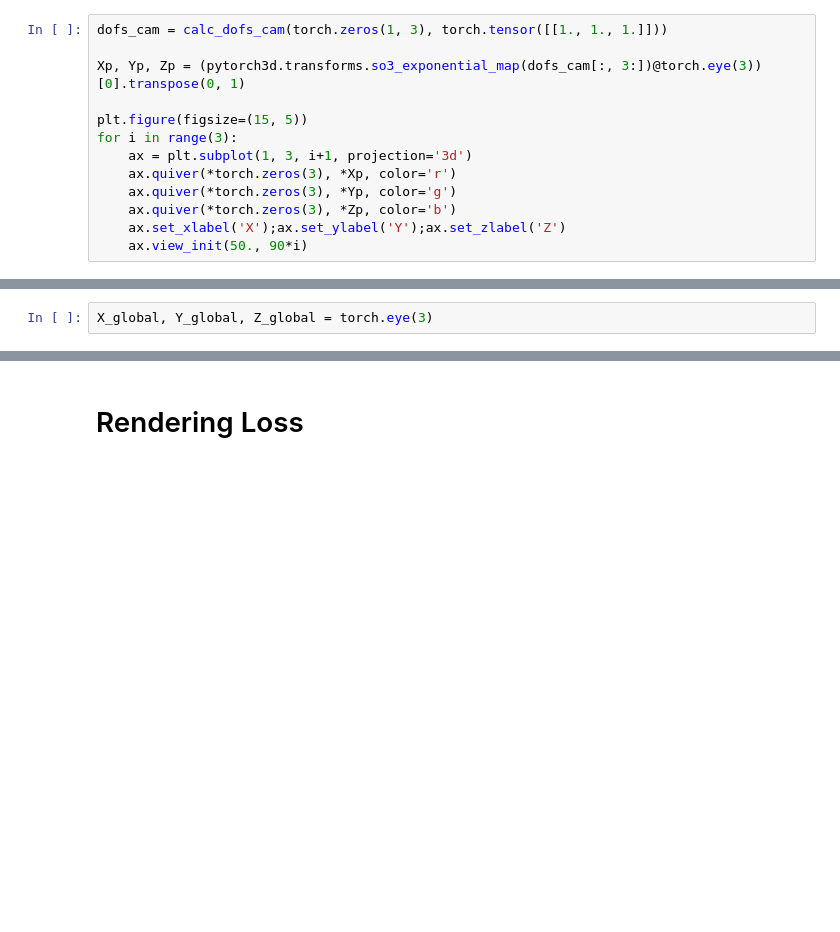
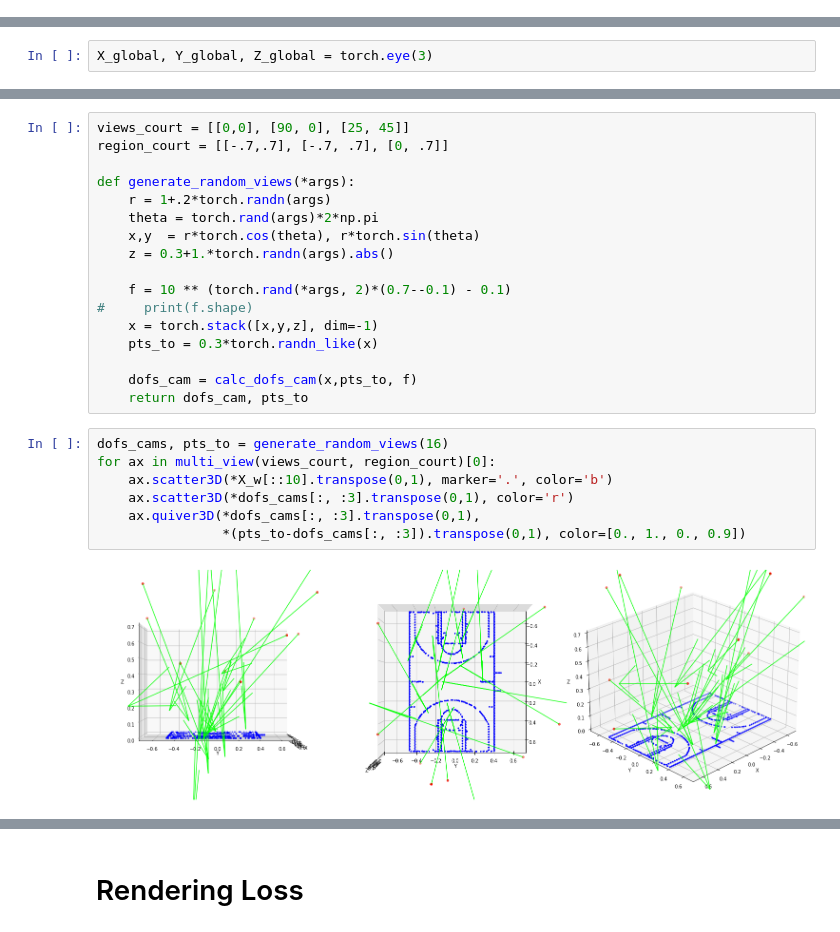
Before and after one commit to akarshkumar0101/nba-3d-ee-371q, a Jupyter notebook: rendering.ipynb, the cells around one changed output, grey strips where cells are left out. Drawn from its saved outputs; the diff is of its cells as text; blank space fills up the shorter version.

```diff
--- a/rendering.ipynb
+++ b/rendering.ipynb
@@ -243,13 +188,0 @@ def calc_dofs_cam(cam_position, cam_points_to):
-# %%
-dofs_cam = calc_dofs_cam(torch.zeros(1, 3), torch.tensor([[1., 1., 1.]]))
-
-Xp, Yp, Zp = (pytorch3d.transforms.so3_exponential_map(dofs_cam[:, 3:])@torch.eye(3))[0].transpose(0, 1)
-
-plt.figure(figsize=(15, 5))
-for i in range(3):
-    ax = plt.subplot(1, 3, i+1, projection='3d')
-    ax.quiver(*torch.zeros(3), *Xp, color='r')
-    ax.quiver(*torch.zeros(3), *Yp, color='g')
-    ax.quiver(*torch.zeros(3), *Zp, color='b')
-    ax.set_xlabel('X');ax.set_ylabel('Y');ax.set_zlabel('Z')
-    ax.view_init(50., 90*i)
@@ -338,0 +249,26 @@ for i in range(16):
+# %%
+views_court = [[0,0], [90, 0], [25, 45]]
+region_court = [[-.7,.7], [-.7, .7], [0, .7]]
+
+def generate_random_views(*args):
+    r = 1+.2*torch.randn(args)
+    theta = torch.rand(args)*2*np.pi
+    x,y  = r*torch.cos(theta), r*torch.sin(theta)
+    z = 0.3+1.*torch.randn(args).abs()
+
+    f = 10 ** (torch.rand(*args, 2)*(0.7--0.1) - 0.1)
+#     print(f.shape)
+    x = torch.stack([x,y,z], dim=-1)
+    pts_to = 0.3*torch.randn_like(x)
+
+    dofs_cam = calc_dofs_cam(x,pts_to, f)
+    return dofs_cam, pts_to
+# %%
+dofs_cams, pts_to = generate_random_views(16)
+for ax in multi_view(views_court, region_court)[0]:
+    ax.scatter3D(*X_w[::10].transpose(0,1), marker='.', color='b')
+    ax.scatter3D(*dofs_cams[:, :3].transpose(0,1), color='r')
+    ax.quiver3D(*dofs_cams[:, :3].transpose(0,1),
+                *(pts_to-dofs_cams[:, :3]).transpose(0,1), color=[0., 1., 0., 0.9])
+# %% [output]
+[figure, added]
```
Also changed, not shown: parts of 38 cells of this notebook.
